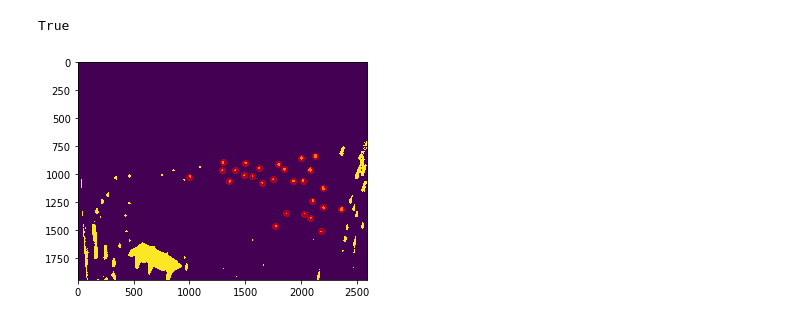
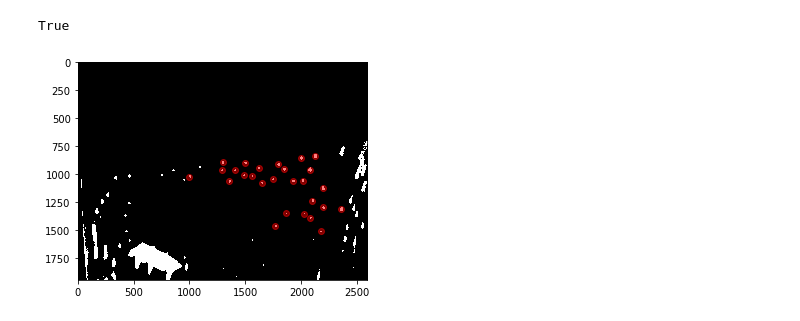
Before and after one commit to chili-epfl/qml-ar, a Jupyter notebook: notebooks/motionblur/DotsDetector.ipynb, the cells around one changed output. Cells and saved outputs as stored; diff of their text form; code cells hidden in the pictures.

```diff
--- a/notebooks/motionblur/DotsDetector.ipynb
+++ b/notebooks/motionblur/DotsDetector.ipynb
@@ -18,0 +9,10 @@ plt.imshow(img)
+# %%
+# binary with the print dots project
+dots_bin = '../../examples/97_detect_dots/97_detect_dots'
+
+# input image
+img = cv2.imread('./20181027200059_IMG_20181027_195613.jpg')
+#img = cv2.imread('IMG_20181027_195615.jpg')
+
+# temporary output image
+out_fn = '/tmp/tmpimgcvdots.png'
@@ -58,9 +73,19 @@ cv2.imwrite(out_fn, 1. * mask)
 True
 # %%
 def get_dots(in_fn):
-    p = Popen([dots_bin], stdin=PIPE, stdout=PIPE) #NOTE: no shell=True here
+    """ Run the 97_detect_dots project and output the detected dots """
+
+    # run the executable
+    p = Popen([dots_bin], stdin=PIPE, stdout=PIPE)
+
+    # send the input data and get the output
+    # TODO: reuse same process to save init time
     data = p.communicate(os.linesep.join([in_fn, 'exit']))[0]
+
+    # obtaining dots as array
     data = data.split('\n')[1:-1]
     data = [x.split() for x in data]
     data = [[float(z) for z in x] for x in data]
+
+    # return the array with dots
     return data
@@ -69,7 +95,8 @@ data = get_dots(out_fn)
 # %%
+# plot dots on the thresholded image
 plt.figure()
-plt.imshow(mask)
+plt.imshow(mask, cmap = 'gray')
 plt.scatter(*zip(*data), alpha = 0.5, c = 'red')
 plt.show()
 # %% [output]
-[figure, old version]
+[figure, new version]
```
Also changed, not shown: parts of 13 cells of this notebook.
